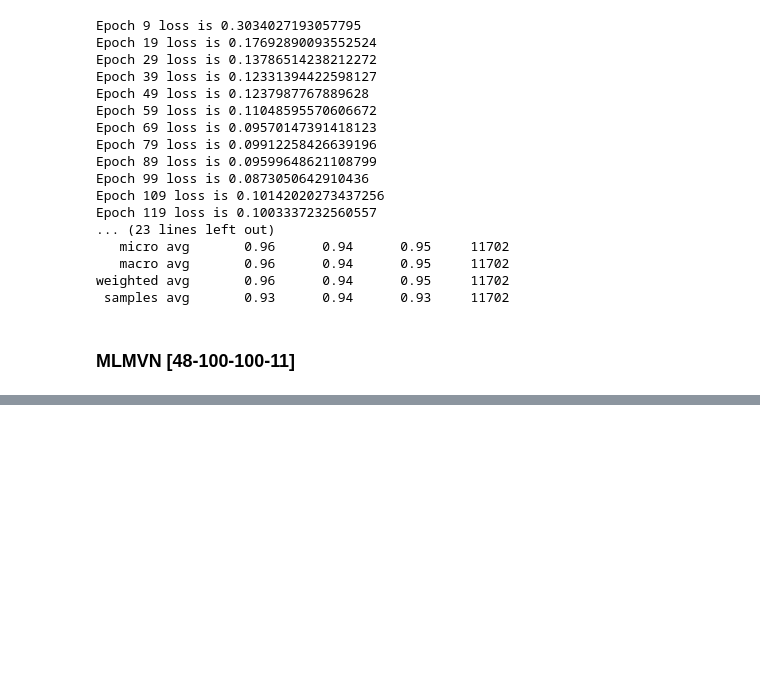
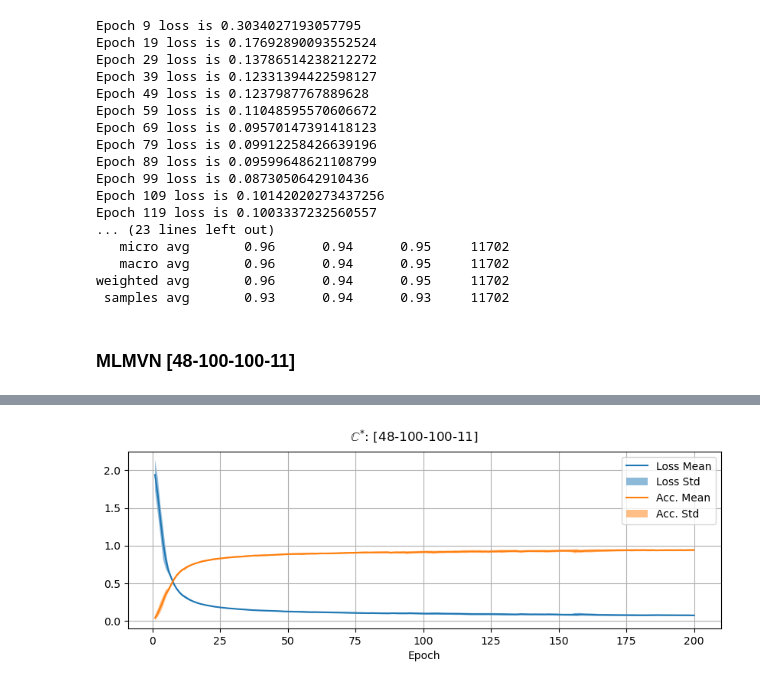
Before and after one commit to antonpf/mlmvn, a Jupyter notebook: _proc/examples/autass/06b_autass_multiple_run_angle_clip_pa_loss.ipynb, the cells around one changed output, grey strips where cells are left out. Cells and saved outputs as stored; diff of their text form; code cells hidden in the pictures; blank space fills up the shorter version.

```diff
--- a/_proc/examples/autass/06b_autass_multiple_run_angle_clip_pa_loss.ipynb
+++ b/_proc/examples/autass/06b_autass_multiple_run_angle_clip_pa_loss.ipynb
@@ -2641,6 +2654,15 @@ Epoch 119 loss is 0.09090053269267047
    macro avg       0.96      0.94      0.95     11702
 weighted avg       0.96      0.94      0.95     11702
  samples avg       0.93      0.94      0.94     11702
+# %%
+plot_loss_acc_list(
+    "$\mathbb{C}^{*}$: [48-100-100-11] ",
+    list_losses,
+    list_scores,
+    "mlmvn-mod-48-100-100-11.png",
+)
+# %% [output]
+[figure, added]
 # %%
 task.mark_completed()
 task.close()
```
Also changed, not shown: parts of 5 cells of this notebook, 12 other files.
